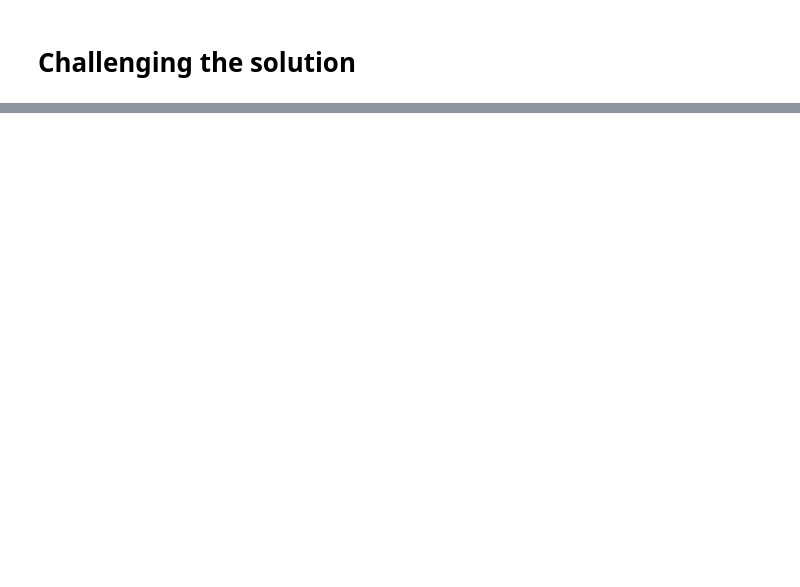
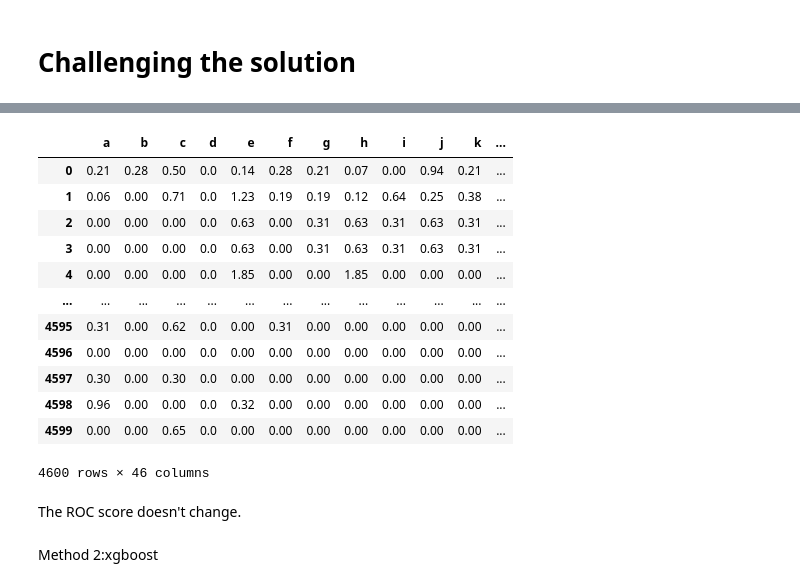
Before and after one commit to GladwelWanjau/Week-9-Moringa-School-DataScience-Independent-Project, a Jupyter notebook: Naive_Bayes_Estimator.ipynb, the cells around one changed output, grey strips where cells are left out. Cells and saved outputs as stored; diff of their text form; code cells hidden in the pictures; blank space fills up the shorter version.

```diff
--- a/Naive_Bayes_Estimator.ipynb
+++ b/Naive_Bayes_Estimator.ipynb
@@ -409,0 +664,18 @@ Tuning the hyperparameters.
+# %%
+#Dropping some of the correlated values
+df1 = df.drop([ 'x', 'y', 'z', 'a1', 'b1', 'c1', 'd1', 'e1', 'f1', 'g1', 'h1', 'i1'],axis=1)
+df1
+# %% [output]
+|  | a | b | c | d | e | f | g | h | i | j | k | ... |
+| 0 | 0.21 | 0.28 | 0.50 | 0.0 | 0.14 | 0.28 | 0.21 | 0.07 | 0.00 | 0.94 | 0.21 | ... |
+| 1 | 0.06 | 0.00 | 0.71 | 0.0 | 1.23 | 0.19 | 0.19 | 0.12 | 0.64 | 0.25 | 0.38 | ... |
+| 2 | 0.00 | 0.00 | 0.00 | 0.0 | 0.63 | 0.00 | 0.31 | 0.63 | 0.31 | 0.63 | 0.31 | ... |
+| 3 | 0.00 | 0.00 | 0.00 | 0.0 | 0.63 | 0.00 | 0.31 | 0.63 | 0.31 | 0.63 | 0.31 | ... |
+| 4 | 0.00 | 0.00 | 0.00 | 0.0 | 1.85 | 0.00 | 0.00 | 1.85 | 0.00 | 0.00 | 0.00 | ... |
+| ... | ... | ... | ... | ... | ... | ... | ... | ... | ... | ... | ... | ... |
+| 4595 | 0.31 | 0.00 | 0.62 | 0.0 | 0.00 | 0.31 | 0.00 | 0.00 | 0.00 | 0.00 | 0.00 | ... |
+| 4596 | 0.00 | 0.00 | 0.00 | 0.0 | 0.00 | 0.00 | 0.00 | 0.00 | 0.00 | 0.00 | 0.00 | ... |
+| 4597 | 0.30 | 0.00 | 0.30 | 0.0 | 0.00 | 0.00 | 0.00 | 0.00 | 0.00 | 0.00 | 0.00 | ... |
+| 4598 | 0.96 | 0.00 | 0.00 | 0.0 | 0.32 | 0.00 | 0.00 | 0.00 | 0.00 | 0.00 | 0.00 | ... |
+| 4599 | 0.00 | 0.00 | 0.65 | 0.0 | 0.00 | 0.00 | 0.00 | 0.00 | 0.00 | 0.00 | 0.00 | ... |
+4600 rows × 46 columns
@@ -409,0 +696,4 @@ Tuning the hyperparameters.
+# %% [markdown]
+The ROC score doesn't change.
+# %% [markdown]
+Method 2:xgboost
```
Also changed, not shown: parts of 115 cells of this notebook.
